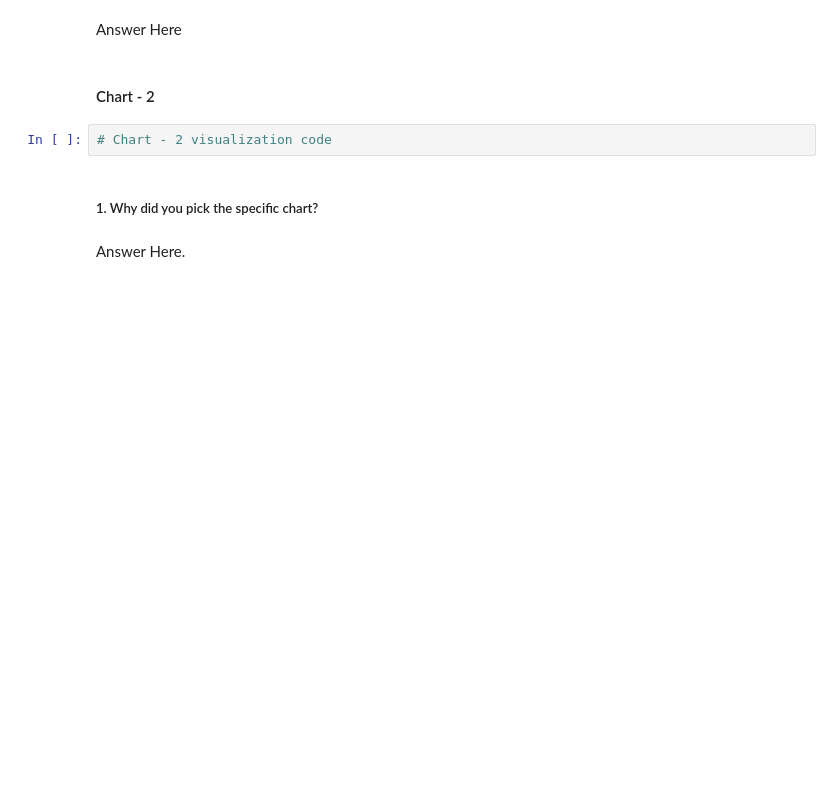
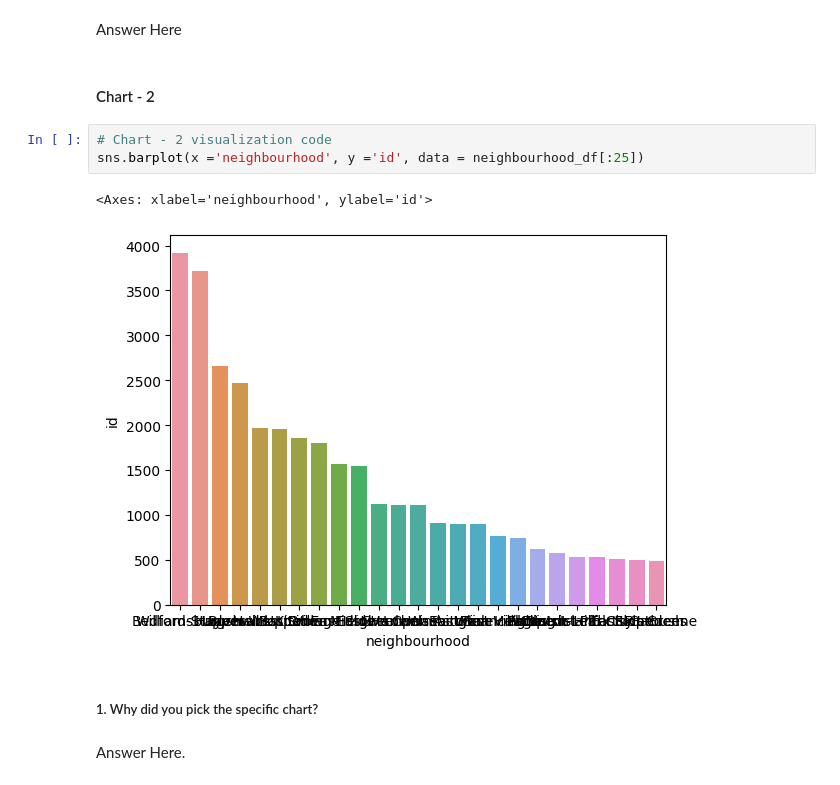
Before and after one commit to Kedar-P-Deshmukh/AirBnb_Booking_EDA_Project, a Jupyter notebook: AirBnb_EDA_Project_By_KedarDeshmukh.ipynb, the cells around one changed output. Saved outputs shown, nothing was run; the diff lists cells and outputs as text; blank space fills up the shorter version.

```diff
--- a/AirBnb_EDA_Project_By_KedarDeshmukh.ipynb
+++ b/AirBnb_EDA_Project_By_KedarDeshmukh.ipynb
@@ -427,6 +474,10 @@ Answer Here
 #### Chart - 2
 # %%
 # Chart - 2 visualization code
+sns.barplot(x ='neighbourhood', y ='id', data = neighbourhood_df[:25])
+# %% [output]
+<Axes: xlabel='neighbourhood', ylabel='id'>
+[figure, added]
 # %% [markdown]
 ##### 1. Why did you pick the specific chart?
 # %% [markdown]
```
Also changed, not shown: parts of 28 cells of this notebook.
